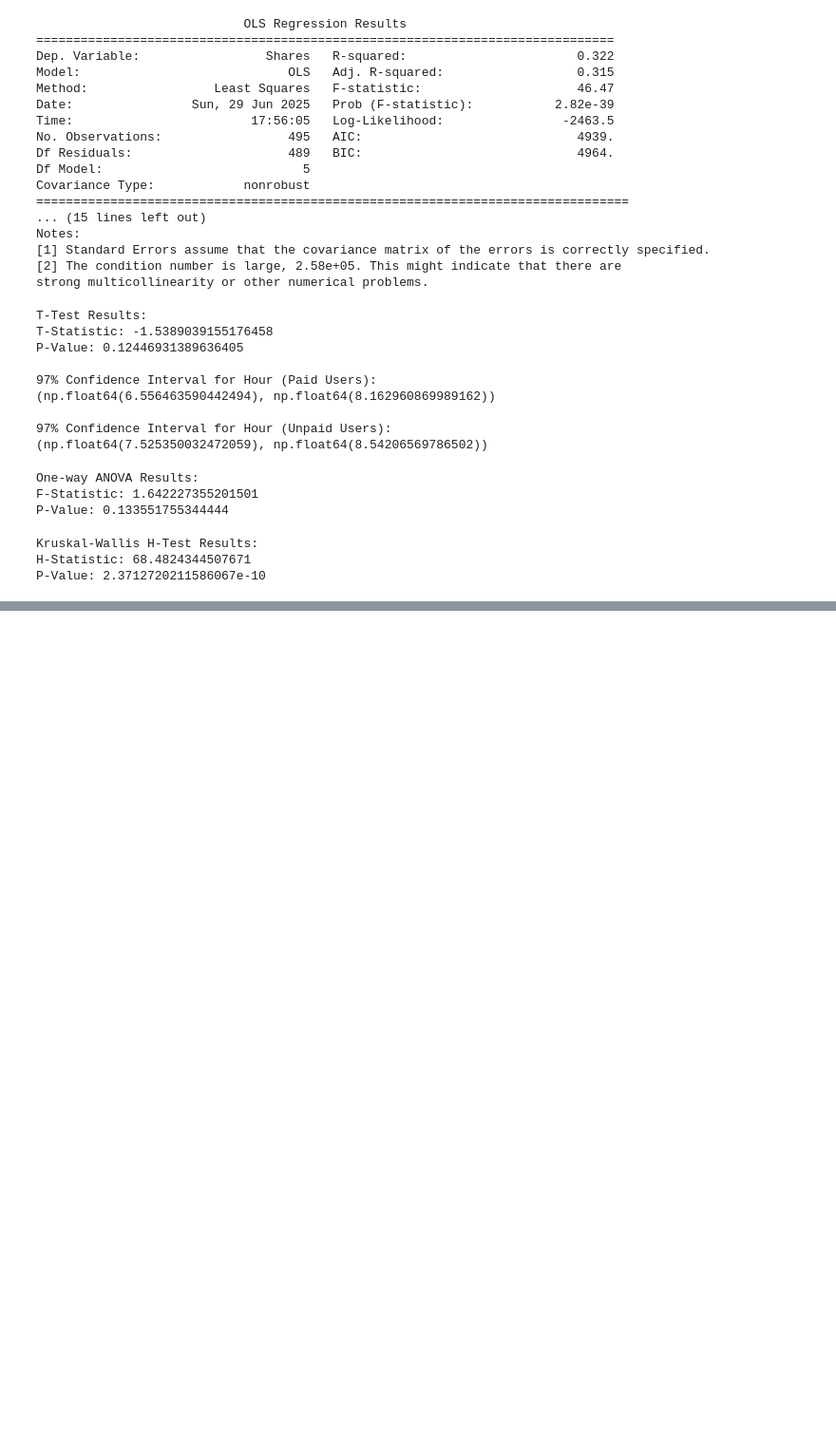
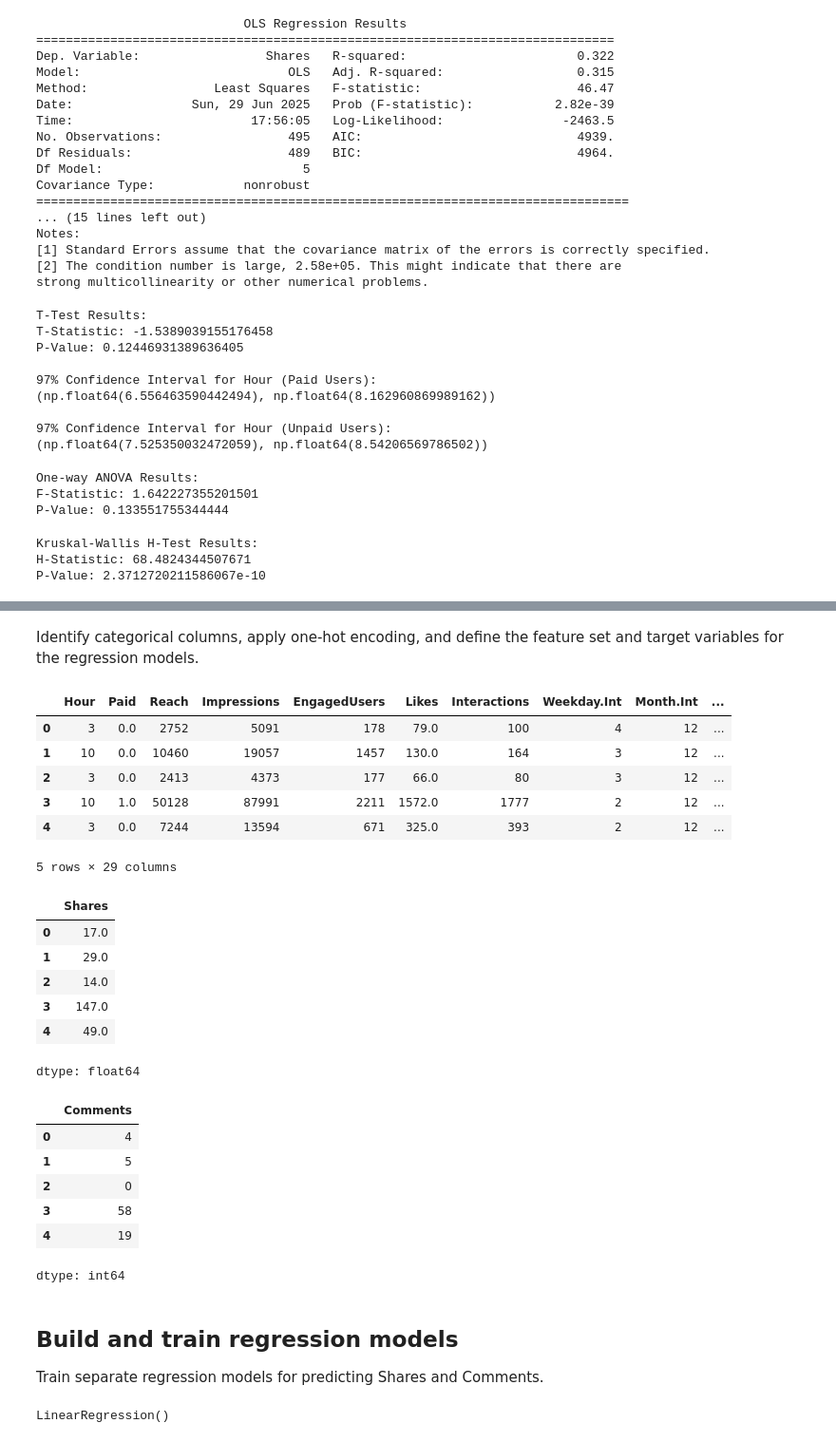
Before and after one commit to NaomyChemungor/BrandAnalysis_Facebook, a Jupyter notebook: Evaluating_Facebook_Performance_Metrics_and_Its_Impact_on_a_Brand.ipynb, the cells around one changed output, grey strips where cells are left out. Shown at 95% size. Cells and saved outputs as stored; diff of their text form; code cells hidden in the pictures; blank space fills up the shorter version.

```diff
--- a/Evaluating_Facebook_Performance_Metrics_and_Its_Impact_on_a_Brand.ipynb
+++ b/Evaluating_Facebook_Performance_Metrics_and_Its_Impact_on_a_Brand.ipynb
@@ -294,0 +289,50 @@ P-Value: 2.3712720211586067e-10
+# %% [markdown]
+Identify categorical columns, apply one-hot encoding, and define the feature set and target variables for the regression models.
+# %%
+categorical_cols = ['Type', 'Month', 'Weekday']
+df_encoded = pd.get_dummies(df, columns=categorical_cols, drop_first=True)
+
+X = df_encoded.drop(columns=['Shares', 'Comments'] + [col for col in df_encoded.columns if col in categorical_cols])
+y_shares = df_encoded['Shares']
+y_comments = df_encoded['Comments']
+
+display(X.head())
+display(y_shares.head())
+display(y_comments.head())
+# %% [output]
+|  | Hour | Paid | Reach | Impressions | EngagedUsers | Likes | Interactions | Weekday.Int | Month.Int | ... |
+| 0 | 3 | 0.0 | 2752 | 5091 | 178 | 79.0 | 100 | 4 | 12 | ... |
+| 1 | 10 | 0.0 | 10460 | 19057 | 1457 | 130.0 | 164 | 3 | 12 | ... |
+| 2 | 3 | 0.0 | 2413 | 4373 | 177 | 66.0 | 80 | 3 | 12 | ... |
+| 3 | 10 | 1.0 | 50128 | 87991 | 2211 | 1572.0 | 1777 | 2 | 12 | ... |
+| 4 | 3 | 0.0 | 7244 | 13594 | 671 | 325.0 | 393 | 2 | 12 | ... |
+5 rows × 29 columns
+|  | Shares |
+| 0 | 17.0 |
+| 1 | 29.0 |
+| 2 | 14.0 |
+| 3 | 147.0 |
+| 4 | 49.0 |
+dtype: float64
+|  | Comments |
+| 0 | 4 |
+| 1 | 5 |
+| 2 | 0 |
+| 3 | 58 |
+| 4 | 19 |
+dtype: int64
+# %% [markdown]
+## Build and train regression models
+Train separate regression models for predicting Shares and Comments.
+# %%
+from sklearn.linear_model import LinearRegression
+
+# Create and fit the model for Shares
+model_shares = LinearRegression()
+model_shares.fit(X, y_shares)
+
+# Create and fit the model for Comments
+model_comments = LinearRegression()
+model_comments.fit(X, y_comments)
+# %% [output]
+LinearRegression()
```
Also changed, not shown: parts of 9 cells of this notebook.
